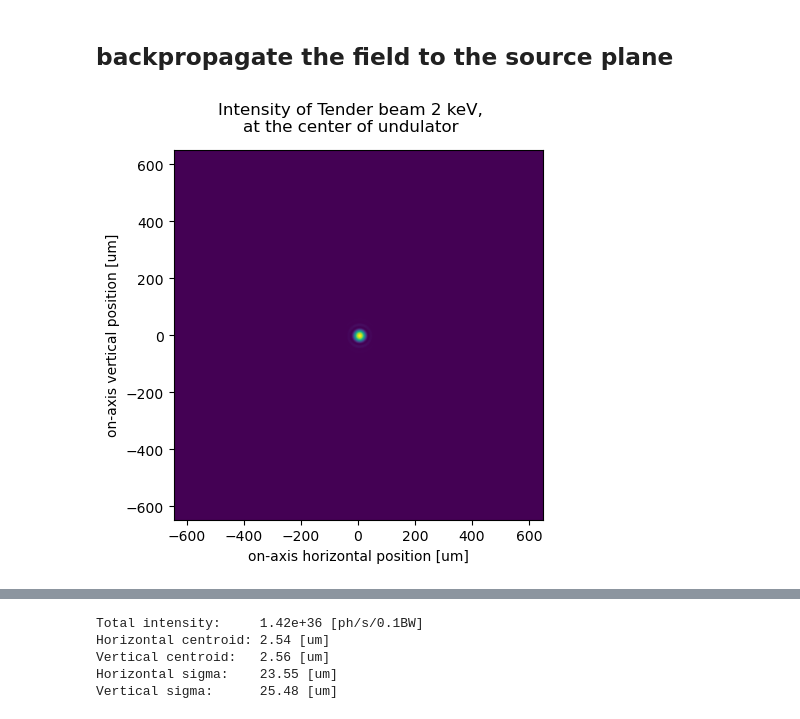
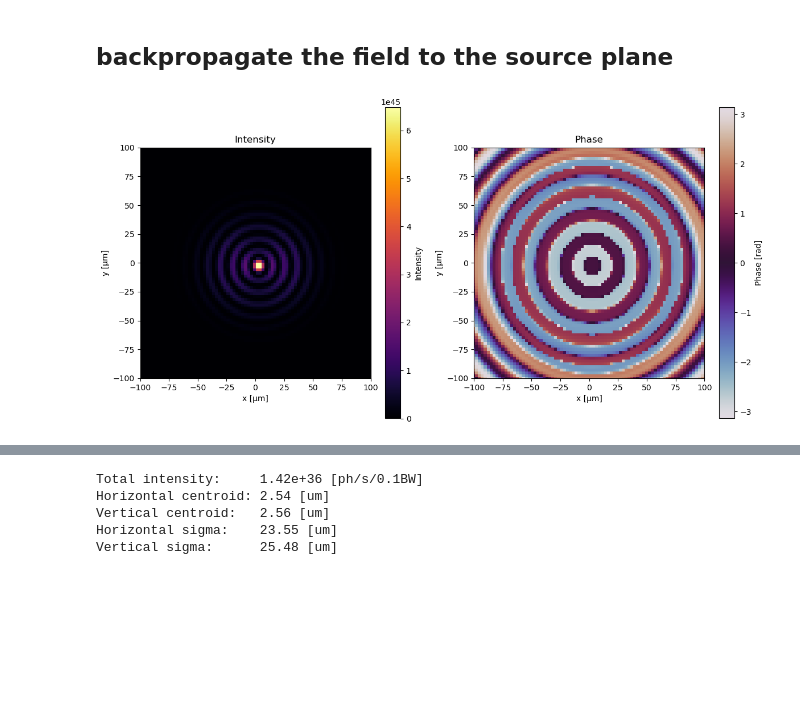
Before and after one commit to ALS-X-Ray-optics/aiw-notebooks, a Jupyter notebook: 46_undulator_mode_decomposition.ipynb, the cells around one changed output, grey strips where cells are left out. Drawn from its saved outputs; the diff is of its cells as text; code cells hidden in the pictures; blank space fills up the shorter version.

Commit message:
added phase+amplitude visualization

```diff
--- a/46_undulator_mode_decomposition.ipynb
+++ b/46_undulator_mode_decomposition.ipynb
@@ -126,20 +126,36 @@ def propTF(E_in,L_m,lambda_m,z_m):
 # %%
 # screen size (for propagation)
 Dx_m = x_m[-1]-x_m[1]
 # equivalent wavelength (used by the propagator)
 lambda_m = 1239e-9/E_eV
 # distance away from the center of the undulator
 z0_m = -10
 
 # backpropagate the beam to the center of the undulator
 E_0m = propTF(E_10m,Dx_m,lambda_m, z0_m)
 
-# display
-extent=(x_m[1]*1e6,x_m[-1]*1e6,y_m[1]*1e6,y_m[-1]*1e6)
-plt.imshow(np.abs(E_0m)**2,  extent = extent)
-plt.suptitle('Intensity of Tender beam 2 keV,\nat the center of undulator')
-plt.xlabel('on-axis horizontal position [um]')
-plt.ylabel('on-axis vertical position [um]')
+fig, axes = plt.subplots(1, 2, figsize=(12, 6))
+
+# Plot intensity
+im1 = axes[0].imshow(np.abs(E_0m)**2, extent=(x_m[0]*1e6, x_m[-1]*1e6, y_m[0]*1e6, y_m[-1]*1e6), cmap='inferno')
+axes[0].set_title('Intensity')
+axes[0].set_xlabel('x [μm]')
+axes[0].set_ylabel('y [μm]')
+fig.colorbar(im1, ax=axes[0], label='Intensity')
+
+# Plot phase
+im2 = axes[1].imshow(np.angle(E_0m), extent=(x_m[0]*1e6, x_m[-1]*1e6, y_m[0]*1e6, y_m[-1]*1e6), cmap='twilight')
+axes[1].set_title('Phase')
+axes[1].set_xlabel('x [μm]')
+axes[1].set_ylabel('y [μm]')
+fig.colorbar(im2, ax=axes[1], label='Phase [rad]')
+
+axes[0].set_xlim(-100, 100)
+axes[0].set_ylim(-100, 100)
+axes[1].set_xlim(-100, 100)
+axes[1].set_ylim(-100, 100)
+
+plt.tight_layout()
 plt.show()
 # %% [output]
-[figure, old version]
+[figure, new version]
```
Also changed, not shown: parts of 2 cells of this notebook.
